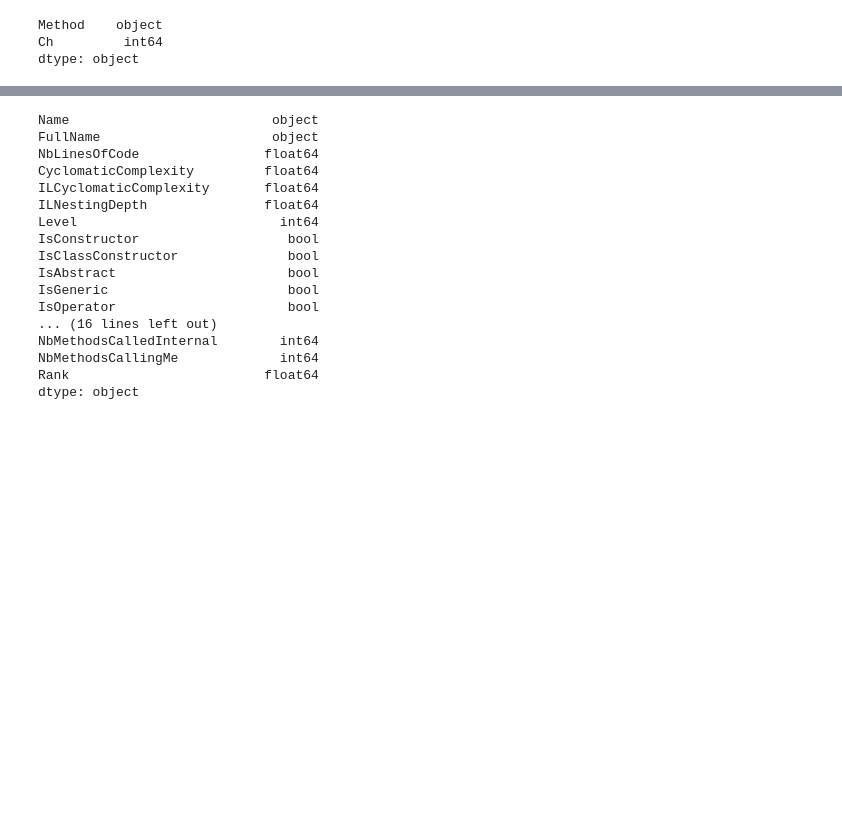
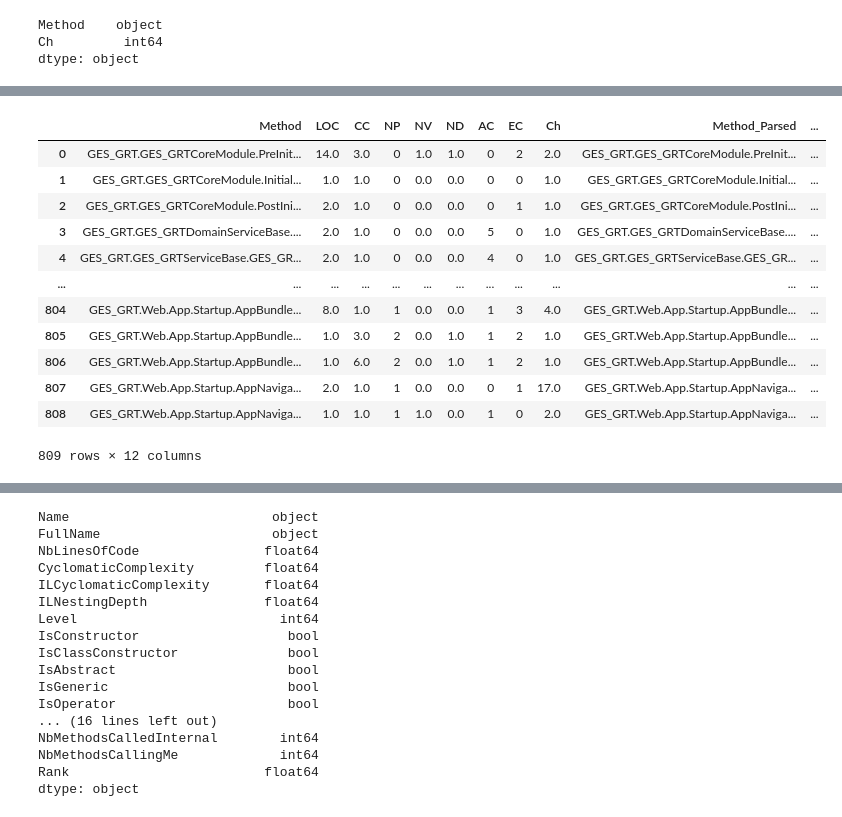
Before and after one commit to ana28p/code-analyzer, a Jupyter notebook: datareading/MyNotebook.ipynb, the cells around one changed output, grey strips where cells are left out. Cells and saved outputs as stored; diff of their text form; code cells hidden in the pictures; blank space fills up the shorter version.

```diff
--- a/datareading/MyNotebook.ipynb
+++ b/datareading/MyNotebook.ipynb
@@ -209,7 +211,7 @@ filtered_metrics_data = metrics_data.copy()
 filtered_metrics_data = filtered_metrics_data[non_abstract & no_setters & no_getters & no_empty_method & ~annonymous].reset_index()
 # %%
 new_df = filtered_metrics_data[["FullName", "NbLinesOfCode", "CyclomaticComplexity", "NbParameters", "NbVariables",
-                                "ILNestingDepth", "NbMethodsCallingMe", "NbMethodsCalledInternal"]]
+                                "ILNestingDepth", "NbMethodsCallingMe", "NbMethodsCalledInternal"]].copy()
 new_df.columns = ["Method", "LOC", "CC", "NP", "NV", "ND", "AC", "EC"]
 # %%
 def ctor_to_class_name(value):
@@ -244,7 +241,7 @@ new_df.to_csv("C:/Users/aprodea/work/metrics-tax-compare/merged/subset__metrics.
 # %%
 calls_data.to_csv("C:/Users/aprodea/work/metrics-tax-compare/merged/all_calls.csv", sep=';', index=False)
 # %%
-sub_change_data = change_data[['Method', 'Changes']]
+sub_change_data = change_data[['Method_Parsed', 'Changes']]
 sub_change_data.columns = ['Method', 'Ch']
 # %%
 sub_change_data.dtypes
@@ -256,5 +253,6 @@ dtype: object
 diff_ch_and_metrics = change_data[~change_data['Method_Parsed'].isin(new_df['Method'])].dropna()
 diff_ch_and_metrics.to_csv("C:/Users/aprodea/work/metrics-tax-compare/merged/ch_not_found_in_metrics.csv", sep=';', index=False, na_rep=0)
 # %%
-merged_left_ch = pd.merge(left=new_df, right=sub_change_data, how='left', on='Method')
+merged_left_ch = pd.merge(left=new_df, right=sub_change_data, how='left', left_on='Method', right_on='Method')
 merged_left_ch
+# merged_left_ch
@@ -291,4 +314,5 @@ merged_left_ch['Method_Parsed'] = merged_left_ch['Method'].apply(remove_generics
 # %%
-sub_calls_data = calls_data[['Method_Parsed', 'Calls']]
-sub_calls_data.columns = ['Method_Parsed', 'Ca']
+sub_calls_data = calls_data[['Method', 'Calls']]
+sub_calls_data.columns = ['Method_calls', 'Ca']
+sub_calls_data
 # %% [output]
@@ -296,3 +332,18 @@ KeyError: "['Method_Parsed'] not in index"
 # %%
-merged_left_ca = pd.merge(left=merged_left_ch, right=sub_calls_data, how='left', left_on='Method_Parsed', right_on='Method_Parsed')
-merged_left_ca = merged_left_ca[pd.isnull(merged_left_ca['Ca'])]
+merged_left_ca = pd.merge(left=merged_left_ch, right=sub_calls_data, how='left', left_on='Method_Parsed', right_on='Method_calls')
+missing_merged_left_ca = merged_left_ca[pd.isnull(merged_left_ca['Ca'])]
+merged_left_ca
+# %% [output]
+|  | Method | LOC | CC | NP | NV | ND | AC | EC | Ch | Method_Parsed | ... |
+| 0 | GES_GRT.GES_GRTCoreModule.PreInit... | 14.0 | 3.0 | 0 | 1.0 | 1.0 | 0 | 2 | 2.0 | GES_GRT.GES_GRTCoreModule.PreInit... | ... |
+| 1 | GES_GRT.GES_GRTCoreModule.Initial... | 1.0 | 1.0 | 0 | 0.0 | 0.0 | 0 | 0 | 1.0 | GES_GRT.GES_GRTCoreModule.Initial... | ... |
+| 2 | GES_GRT.GES_GRTCoreModule.PostIni... | 2.0 | 1.0 | 0 | 0.0 | 0.0 | 0 | 1 | 1.0 | GES_GRT.GES_GRTCoreModule.PostIni... | ... |
+| 3 | GES_GRT.GES_GRTDomainServiceBase.... | 2.0 | 1.0 | 0 | 0.0 | 0.0 | 5 | 0 | 1.0 | GES_GRT.GES_GRTDomainServiceBase.... | ... |
+| 4 | GES_GRT.GES_GRTServiceBase.GES_GR... | 2.0 | 1.0 | 0 | 0.0 | 0.0 | 4 | 0 | 1.0 | GES_GRT.GES_GRTServiceBase.GES_GR... | ... |
+| ... | ... | ... | ... | ... | ... | ... | ... | ... | ... | ... | ... |
+| 804 | GES_GRT.Web.App.Startup.AppBundle... | 8.0 | 1.0 | 1 | 0.0 | 0.0 | 1 | 3 | 4.0 | GES_GRT.Web.App.Startup.AppBundle... | ... |
+| 805 | GES_GRT.Web.App.Startup.AppBundle... | 1.0 | 3.0 | 2 | 0.0 | 1.0 | 1 | 2 | 1.0 | GES_GRT.Web.App.Startup.AppBundle... | ... |
+| 806 | GES_GRT.Web.App.Startup.AppBundle... | 1.0 | 6.0 | 2 | 0.0 | 1.0 | 1 | 2 | 1.0 | GES_GRT.Web.App.Startup.AppBundle... | ... |
+| 807 | GES_GRT.Web.App.Startup.AppNaviga... | 2.0 | 1.0 | 1 | 0.0 | 0.0 | 0 | 1 | 17.0 | GES_GRT.Web.App.Startup.AppNaviga... | ... |
+| 808 | GES_GRT.Web.App.Startup.AppNaviga... | 1.0 | 1.0 | 1 | 1.0 | 0.0 | 1 | 0 | 2.0 | GES_GRT.Web.App.Startup.AppNaviga... | ... |
+809 rows × 12 columns
```
Also changed, not shown: parts of 34 cells of this notebook.
